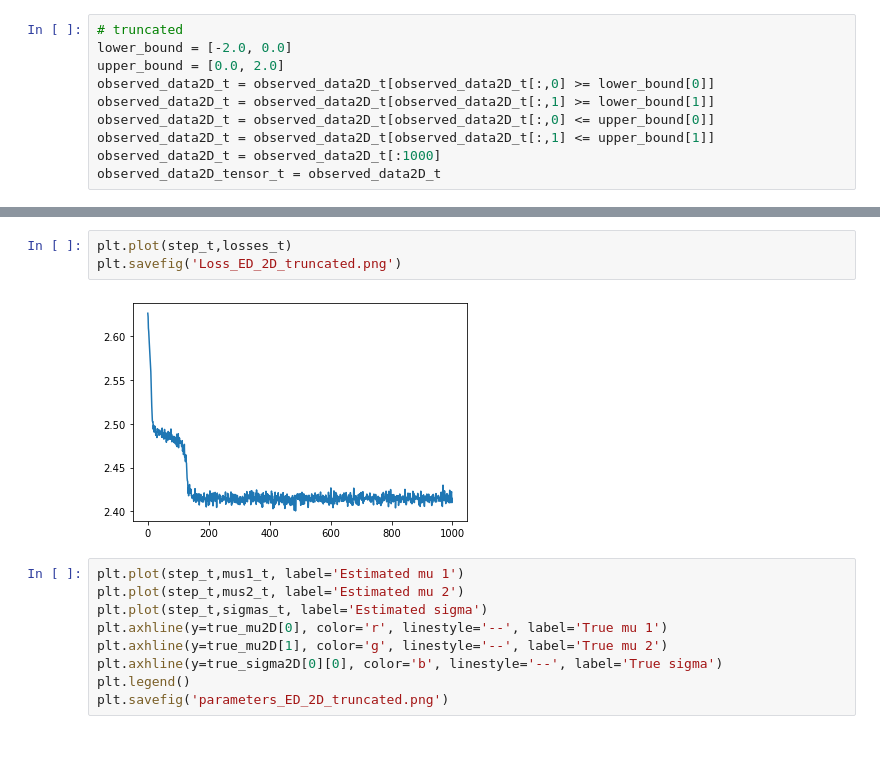
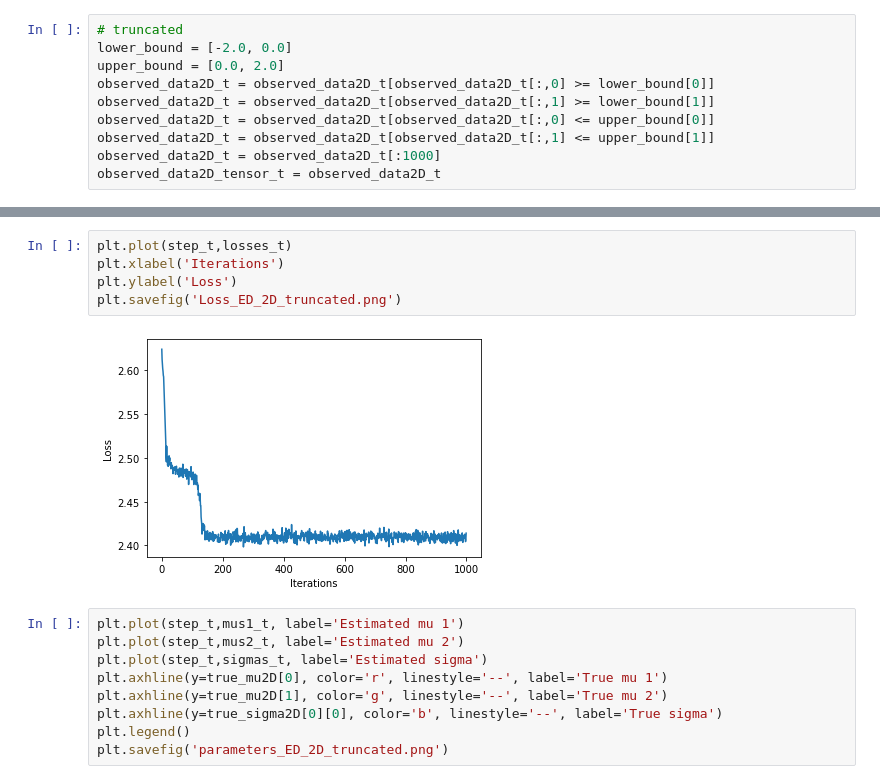
Before and after one commit to dx219/M4R, a Jupyter notebook: Energy_discrepancy.ipynb, the cells around one changed output, grey strips where cells are left out. Drawn from its saved outputs; the diff is of its cells as text; blank space fills up the shorter version.

```diff
--- a/Energy_discrepancy.ipynb
+++ b/Energy_discrepancy.ipynb
@@ -1081,8 +1106,10 @@ Epoch 900: Loss = 2.4162380695343018, mu1 = -0.797868013381958, sigma1 = 0.63896
 # %%
 plt.plot(step_t,losses_t)
+plt.xlabel('Iterations')
+plt.ylabel('Loss')
 plt.savefig('Loss_ED_2D_truncated.png')
 # %% [output]
-[figure, old version]
+[figure, new version]
 # %%
 plt.plot(step_t,mus1_t, label='Estimated mu 1')
 plt.plot(step_t,mus2_t, label='Estimated mu 2')
```
Also changed, not shown: parts of 9 cells of this notebook.
